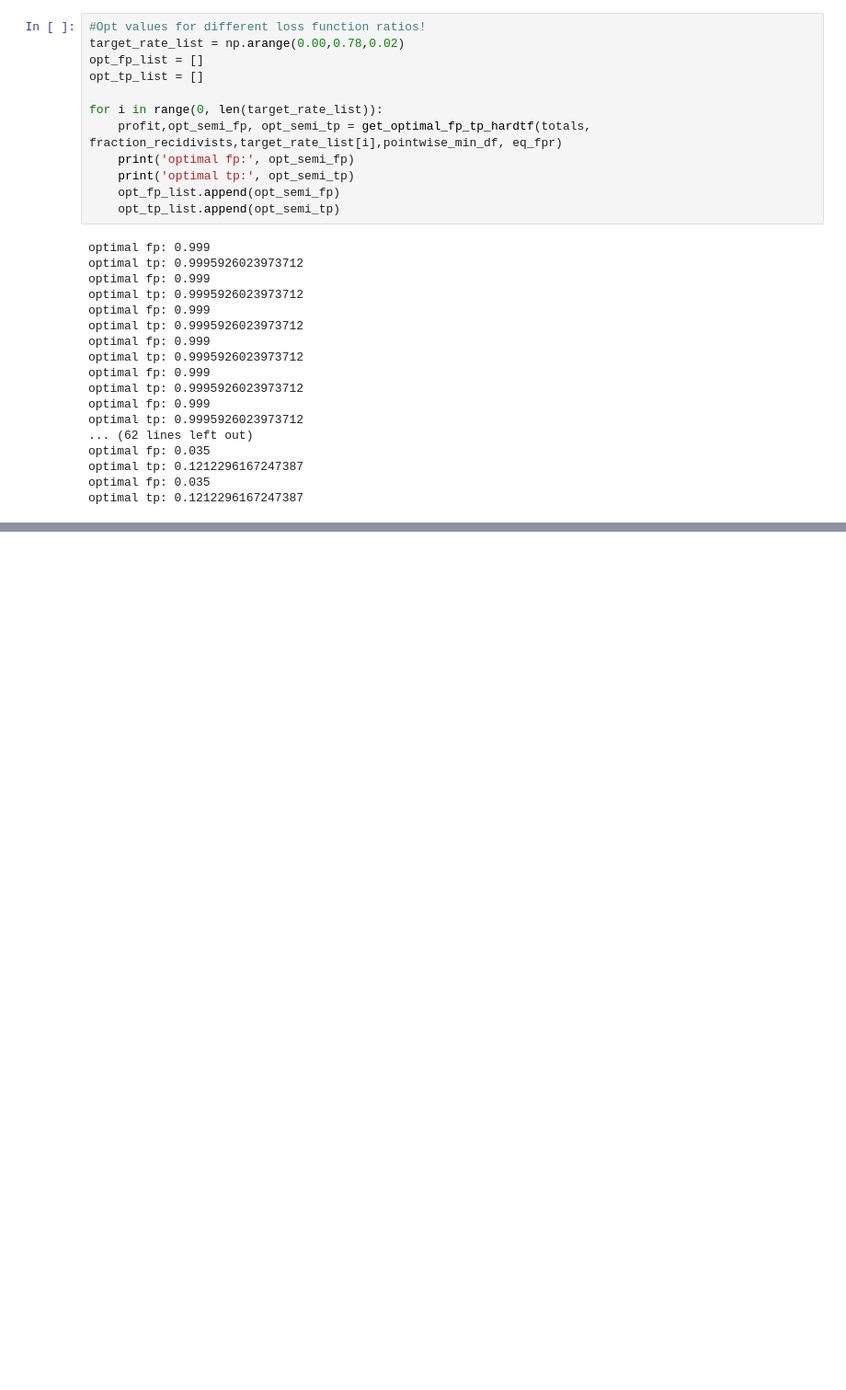
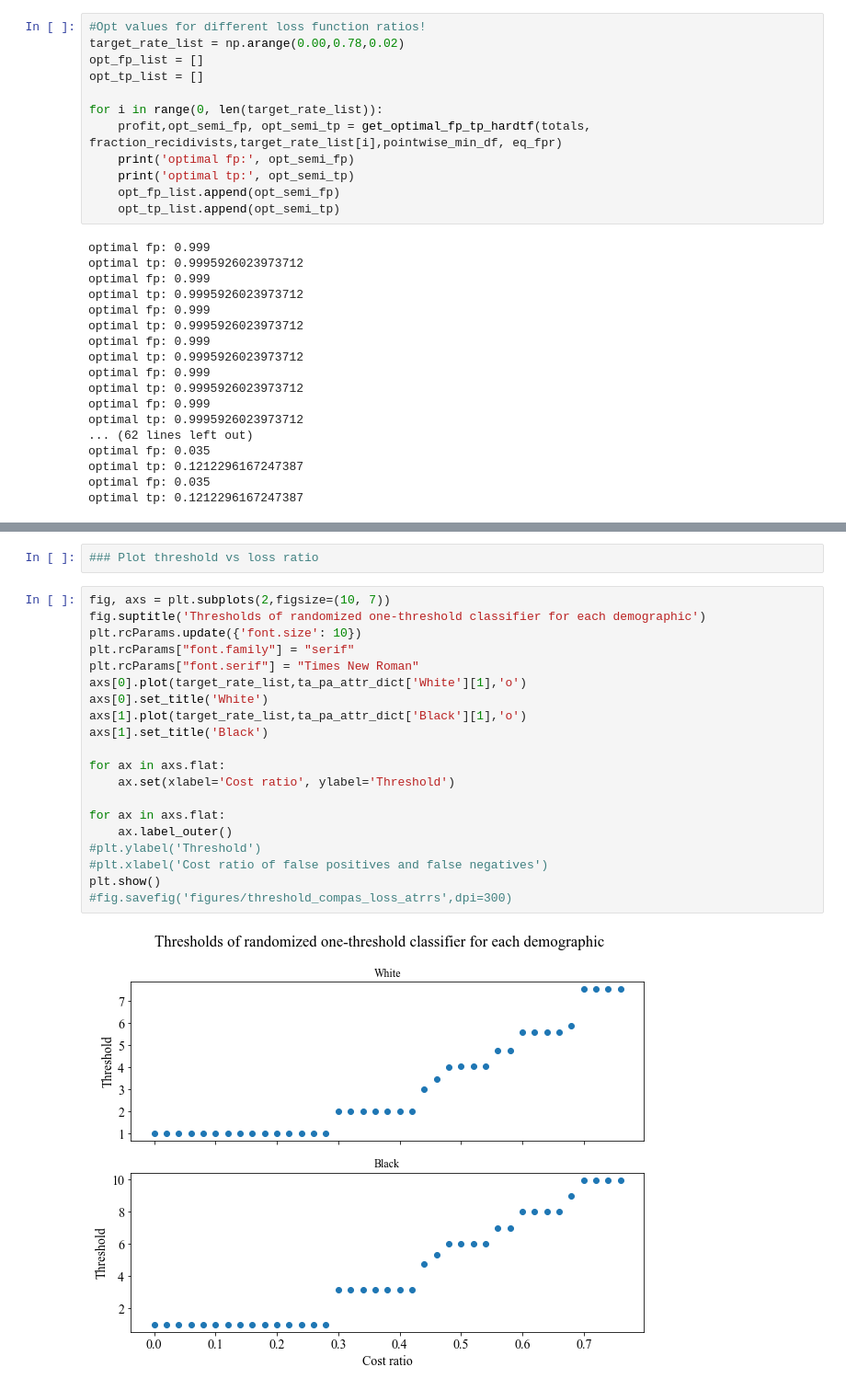
Before and after one commit to nrajanee/ExperimentsforEqOdsNondecreasingCondProbsPaper, a Jupyter notebook: explore_plot_data_compas.ipynb, the cells around one changed output, grey strips where cells are left out. Shown at 92% size. Saved outputs shown, nothing was run; the diff lists cells and outputs as text; blank space fills up the shorter version.

```diff
--- a/explore_plot_data_compas.ipynb
+++ b/explore_plot_data_compas.ipynb
@@ -372,0 +381,24 @@ plt.show()
+# %%
+### Plot threshold vs loss ratio
+# %%
+fig, axs = plt.subplots(2,figsize=(10, 7))
+fig.suptitle('Thresholds of randomized one-threshold classifier for each demographic')
+plt.rcParams.update({'font.size': 10})
+plt.rcParams["font.family"] = "serif"
+plt.rcParams["font.serif"] = "Times New Roman"
+axs[0].plot(target_rate_list,ta_pa_attr_dict['White'][1],'o')
+axs[0].set_title('White')
+axs[1].plot(target_rate_list,ta_pa_attr_dict['Black'][1],'o')
+axs[1].set_title('Black')
+
+for ax in axs.flat:
+    ax.set(xlabel='Cost ratio', ylabel='Threshold')
+
+for ax in axs.flat:
+    ax.label_outer()
+#plt.ylabel('Threshold')
+#plt.xlabel('Cost ratio of false positives and false negatives')
+plt.show()
+#fig.savefig('figures/threshold_compas_loss_atrrs',dpi=300)
+# %% [output]
+[figure, added]
```
Also changed, not shown: parts of 6 cells of this notebook, 4 other files.
